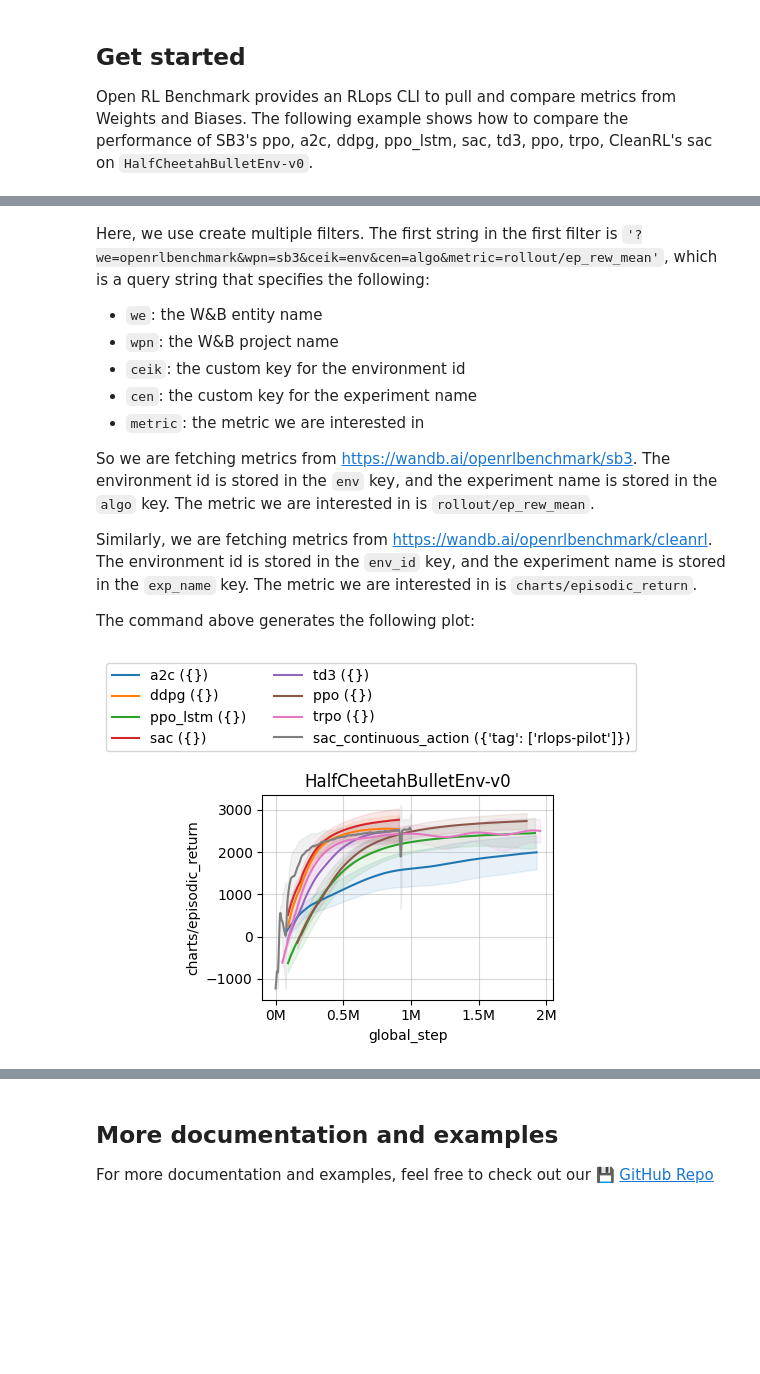
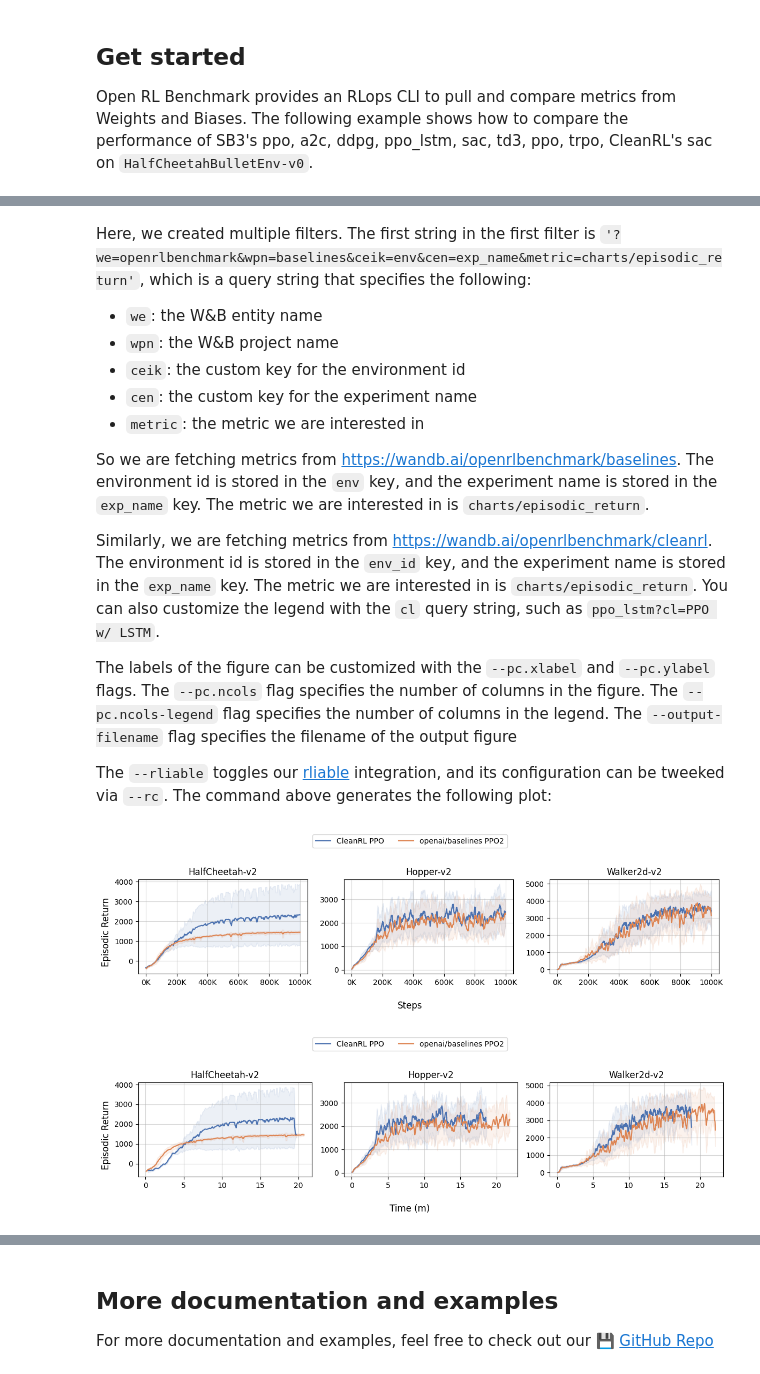
Before and after one commit to openrlbenchmark/openrlbenchmark, a Jupyter notebook: README.ipynb, the cells around one changed output, grey strips where cells are left out. Cells and saved outputs as stored; diff of their text form; code cells hidden in the pictures; blank space fills up the shorter version.

```diff
--- a/README.ipynb
+++ b/README.ipynb
@@ -83,5 +88,5 @@ wandb: For bugs/feature requests, please create an issue on github: https://gith
 # %% [markdown]
-Here, we use create multiple filters. The first string in the first filter is `'?we=openrlbenchmark&wpn=sb3&ceik=env&cen=algo&metric=rollout/ep_rew_mean'`, which is a query string that specifies the following:
+Here, we created multiple filters. The first string in the first filter is `'?we=openrlbenchmark&wpn=baselines&ceik=env&cen=exp_name&metric=charts/episodic_return'`, which is a query string that specifies the following:
 
 * `we`: the W&B entity name
 * `wpn`: the W&B project name
@@ -89,13 +94,19 @@ Here, we use create multiple filters. The first string in the first filter is `'
 * `cen`: the custom key for the experiment name
 * `metric`: the metric we are interested in
 
-So we are fetching metrics from [https://wandb.ai/openrlbenchmark/sb3](https://wandb.ai/openrlbenchmark/sb3). The environment id is stored in the `env` key, and the experiment name is stored in the `algo` key. The metric we are interested in is `rollout/ep_rew_mean`.
+So we are fetching metrics from [https://wandb.ai/openrlbenchmark/baselines](https://wandb.ai/openrlbenchmark/baselines). The environment id is stored in the `env` key, and the experiment name is stored in the `exp_name` key. The metric we are interested in is `charts/episodic_return`.
 
-Similarly, we are fetching metrics from [https://wandb.ai/openrlbenchmark/cleanrl](https://wandb.ai/openrlbenchmark/cleanrl). The environment id is stored in the `env_id` key, and the experiment name is stored in the `exp_name` key. The metric we are interested in is `charts/episodic_return`.
+Similarly, we are fetching metrics from [https://wandb.ai/openrlbenchmark/cleanrl](https://wandb.ai/openrlbenchmark/cleanrl). The environment id is stored in the `env_id` key, and the experiment name is stored in the `exp_name` key. The metric we are interested in is `charts/episodic_return`. You can also customize the legend with the `cl` query string, such as `ppo_lstm?cl=PPO w/ LSTM`.
 
-The command above generates the following plot:
+The labels of the figure can be customized with the `--pc.xlabel` and `--pc.ylabel` flags. The `--pc.ncols` flag specifies the number of columns in the figure. The `--pc.ncols-legend` flag specifies the number of columns in the legend. The `--output-filename` flag specifies the filename of the output figure
+
+The `--rliable` toggles our [rliable](https://github.com/google-research/rliable) integration, and its configuration can be tweeked via `--rc`. The command above generates the following plot:
 # %%
 from IPython.display import Image
-Image('compare.png')
+Image('static/0compare.png')
 # %% [output]
-[figure, old version]
+[figure, new version]
+# %%
+Image('static/0compare-time.png')
+# %% [output]
+[figure, added]
```
Also changed, not shown: parts of 10 cells of this notebook, 25 other files.
